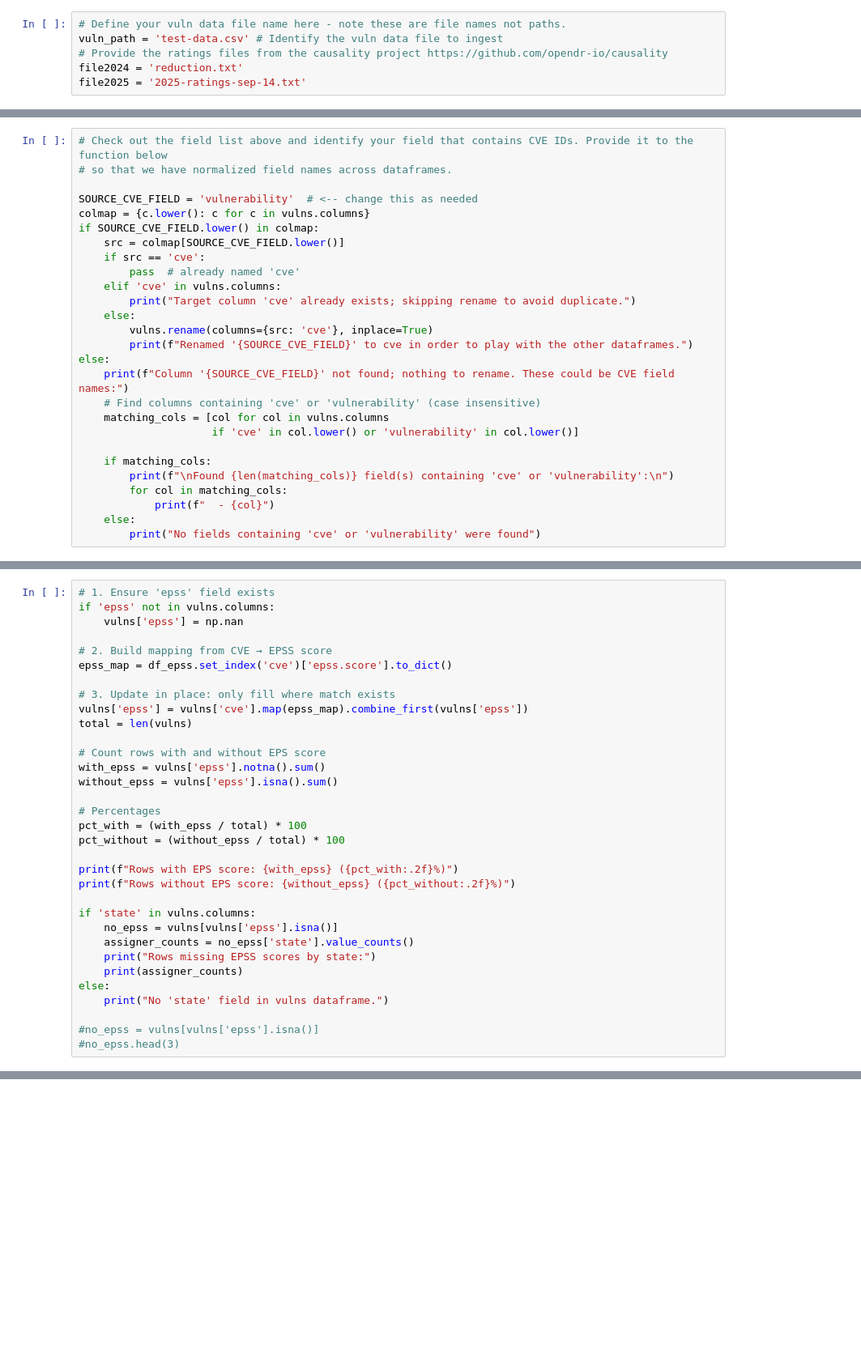
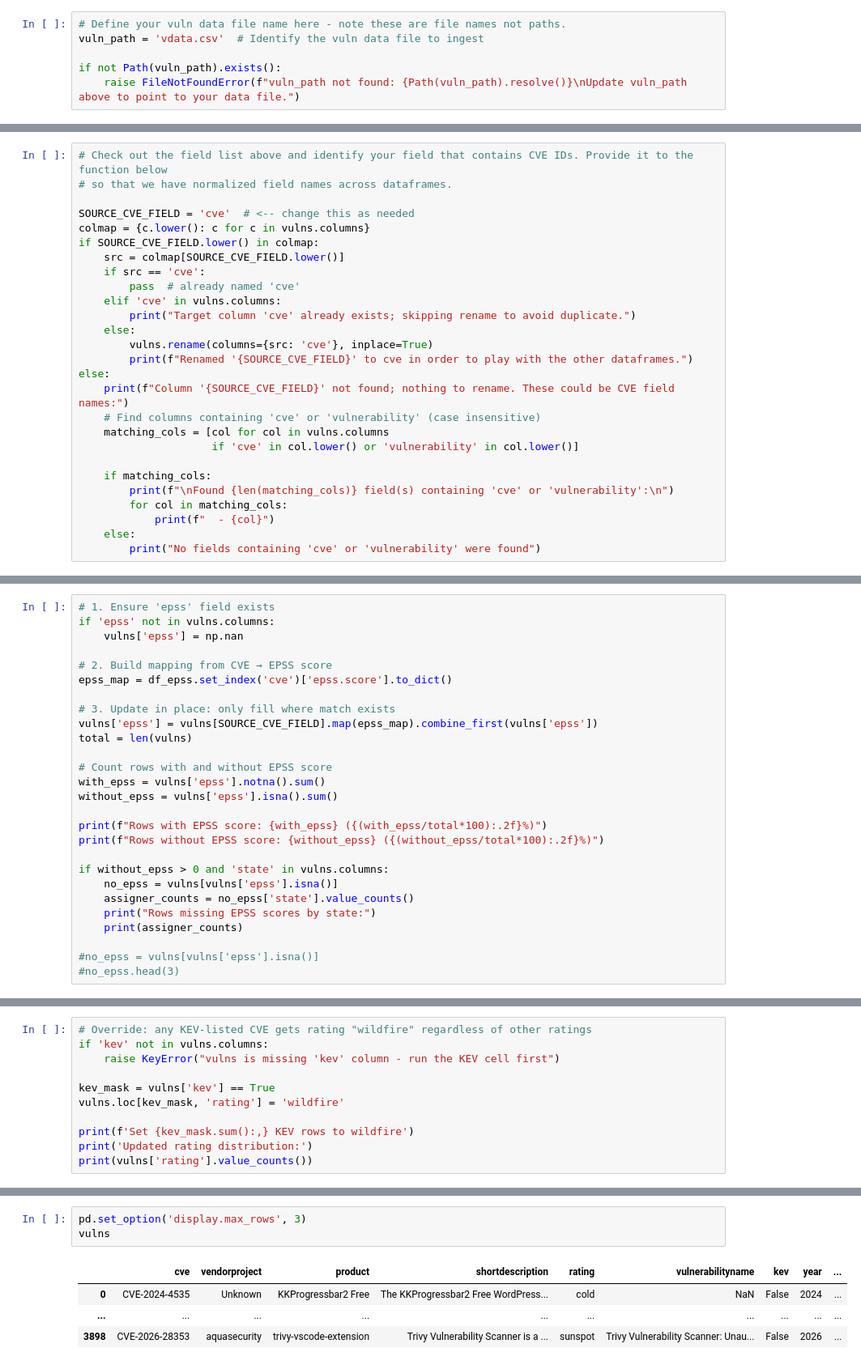
Before and after one commit to opendr-io/causality, a Jupyter notebook: notebooks/causality.ipynb, the cells around one changed output, grey strips where cells are left out. Shown at 81% size. Cells and saved outputs as stored; diff of their text form; blank space fills up the shorter version.

Commit message:
notebooks
updates to notebooks and addition of sample data

```diff
--- a/notebooks/causality.ipynb
+++ b/notebooks/causality.ipynb
@@ -38,7 +56,7 @@ Use the .txt files for the next two which are tab delimited. Sometimes CSV gets
 # %%
 # Define your vuln data file name here - note these are file names not paths.
-vuln_path = 'test-data.csv' # Identify the vuln data file to ingest
-# Provide the ratings files from the causality project https://github.com/opendr-io/causality
-file2024 = 'reduction.txt'
-file2025 = '2025-ratings-sep-14.txt'
+vuln_path = 'vdata.csv'  # Identify the vuln data file to ingest
+
+if not Path(vuln_path).exists():
+    raise FileNotFoundError(f"vuln_path not found: {Path(vuln_path).resolve()}\nUpdate vuln_path above to point to your data file.")
 # %%
@@ -344,7 +494,7 @@ else:
 # Check out the field list above and identify your field that contains CVE IDs. Provide it to the function below
 # so that we have normalized field names across dataframes.
 
-SOURCE_CVE_FIELD = 'vulnerability'  # <-- change this as needed
+SOURCE_CVE_FIELD = 'cve'  # <-- change this as needed
 colmap = {c.lower(): c for c in vulns.columns}
 if SOURCE_CVE_FIELD.lower() in colmap:
     src = colmap[SOURCE_CVE_FIELD.lower()]
@@ -472,27 +644,21 @@ if 'epss' not in vulns.columns:
 epss_map = df_epss.set_index('cve')['epss.score'].to_dict()
 
 # 3. Update in place: only fill where match exists
-vulns['epss'] = vulns['cve'].map(epss_map).combine_first(vulns['epss'])
+vulns['epss'] = vulns[SOURCE_CVE_FIELD].map(epss_map).combine_first(vulns['epss'])
 total = len(vulns)
 
-# Count rows with and without EPS score
+# Count rows with and without EPSS score
 with_epss = vulns['epss'].notna().sum()
 without_epss = vulns['epss'].isna().sum()
 
-# Percentages
-pct_with = (with_epss / total) * 100
-pct_without = (without_epss / total) * 100
+print(f"Rows with EPSS score: {with_epss} ({(with_epss/total*100):.2f}%)")
+print(f"Rows without EPSS score: {without_epss} ({(without_epss/total*100):.2f}%)")
 
-print(f"Rows with EPS score: {with_epss} ({pct_with:.2f}%)")
-print(f"Rows without EPS score: {without_epss} ({pct_without:.2f}%)")
-
-if 'state' in vulns.columns:
+if without_epss > 0 and 'state' in vulns.columns:
     no_epss = vulns[vulns['epss'].isna()]
     assigner_counts = no_epss['state'].value_counts()
     print("Rows missing EPSS scores by state:")
     print(assigner_counts)
-else:
-    print("No 'state' field in vulns dataframe.")
 
 #no_epss = vulns[vulns['epss'].isna()]
 #no_epss.head(3)
@@ -581,0 +746,11 @@ print(combo_counts)
+# %%
+# Override: any KEV-listed CVE gets rating "wildfire" regardless of other ratings
+if 'kev' not in vulns.columns:
+    raise KeyError("vulns is missing 'kev' column - run the KEV cell first")
+
+kev_mask = vulns['kev'] == True
+vulns.loc[kev_mask, 'rating'] = 'wildfire'
+
+print(f'Set {kev_mask.sum():,} KEV rows to wildfire')
+print('Updated rating distribution:')
+print(vulns['rating'].value_counts())
@@ -595,0 +792,8 @@ print(hot_warm['rating'].value_counts())
+# %%
+pd.set_option('display.max_rows', 3)
+vulns
+# %% [output]
+|  | cve | vendorproject | product | shortdescription | rating | vulnerabilityname | kev | year | ... |
+| 0 | CVE-2024-4535 | Unknown | KKProgressbar2 Free | The KKProgressbar2 Free WordPress... | cold | NaN | False | 2024 | ... |
+| ... | ... | ... | ... | ... | ... | ... | ... | ... | ... |
+| 3898 | CVE-2026-28353 | aquasecurity | trivy-vscode-extension | Trivy Vulnerability Scanner is a ... | sunspot | Trivy Vulnerability Scanner: Unau... | False | 2026 | ... |
```
Also changed, not shown: parts of 21 cells of this notebook, 8 other files.
